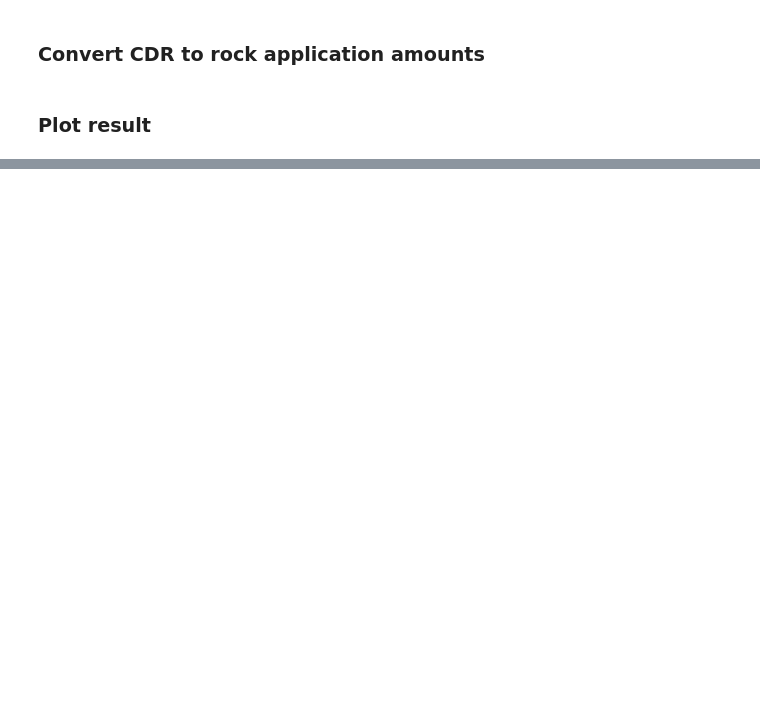
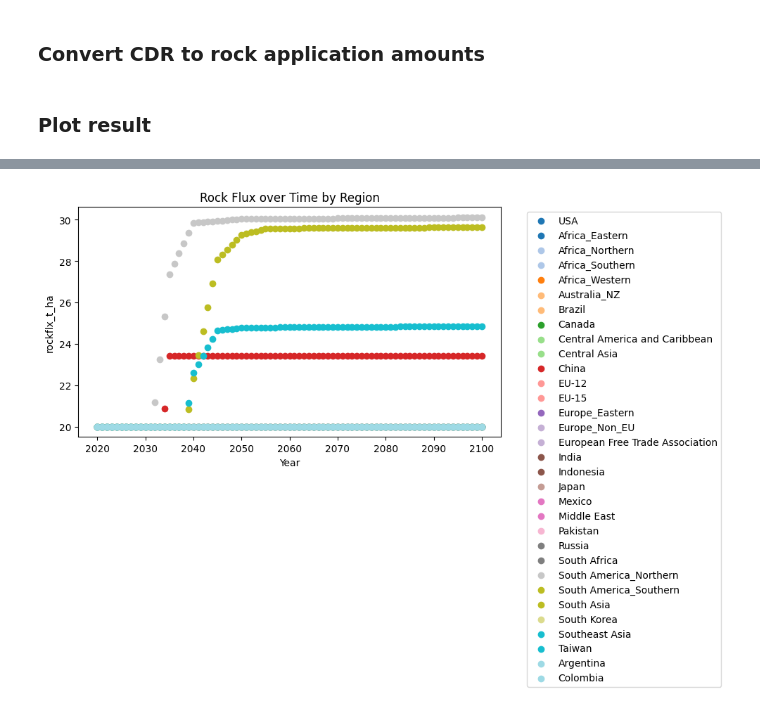
Before and after one commit to carbonplan/iam-rtm-compare, a Jupyter notebook: setup/dust/gcam/calculate-rock-fluxes-from-GCAM.ipynb, the cells around one changed output, grey strips where cells are left out. Drawn from its saved outputs; the diff is of its cells as text; code cells hidden in the pictures; blank space fills up the shorter version.

```diff
--- a/setup/dust/gcam/calculate-rock-fluxes-from-GCAM.ipynb
+++ b/setup/dust/gcam/calculate-rock-fluxes-from-GCAM.ipynb
@@ -446,0 +596,25 @@ Text(0.5, 1.0, 'Colombia')
+# %%
+# --- by amendment rate (t/ha/yr)
+#
+regions = dftest["region"].unique()
+num_regions = len(regions)
+pvar = "rockflx_t_ha"
+# Choose a colormap (e.g., 'tab20', 'tab20c', 'viridis', 'nipy_spectral')
+cmap = cm.get_cmap('tab20', num_regions)  # 'tab20' can handle up to 20 colors, 'nipy_spectral' for more
+
+plt.figure(figsize=(10,6))
+
+for i, region in enumerate(regions):
+    group = dftest[dftest["region"] == region]
+    plt.scatter(group["time"], group[pvar],
+             color=cmap(i), label=region)
+
+plt.xlabel("Year")
+plt.ylabel(pvar)
+plt.title("Rock Flux over Time by Region")
+plt.legend(bbox_to_anchor=(1.05, 1), loc='upper left')  # legend outside plot
+plt.tight_layout()
+# plt.ylim(0,1)
+plt.show()
+# %% [output]
+[figure, added]
```
Also changed, not shown: parts of 32 cells of this notebook, 19 other files.
